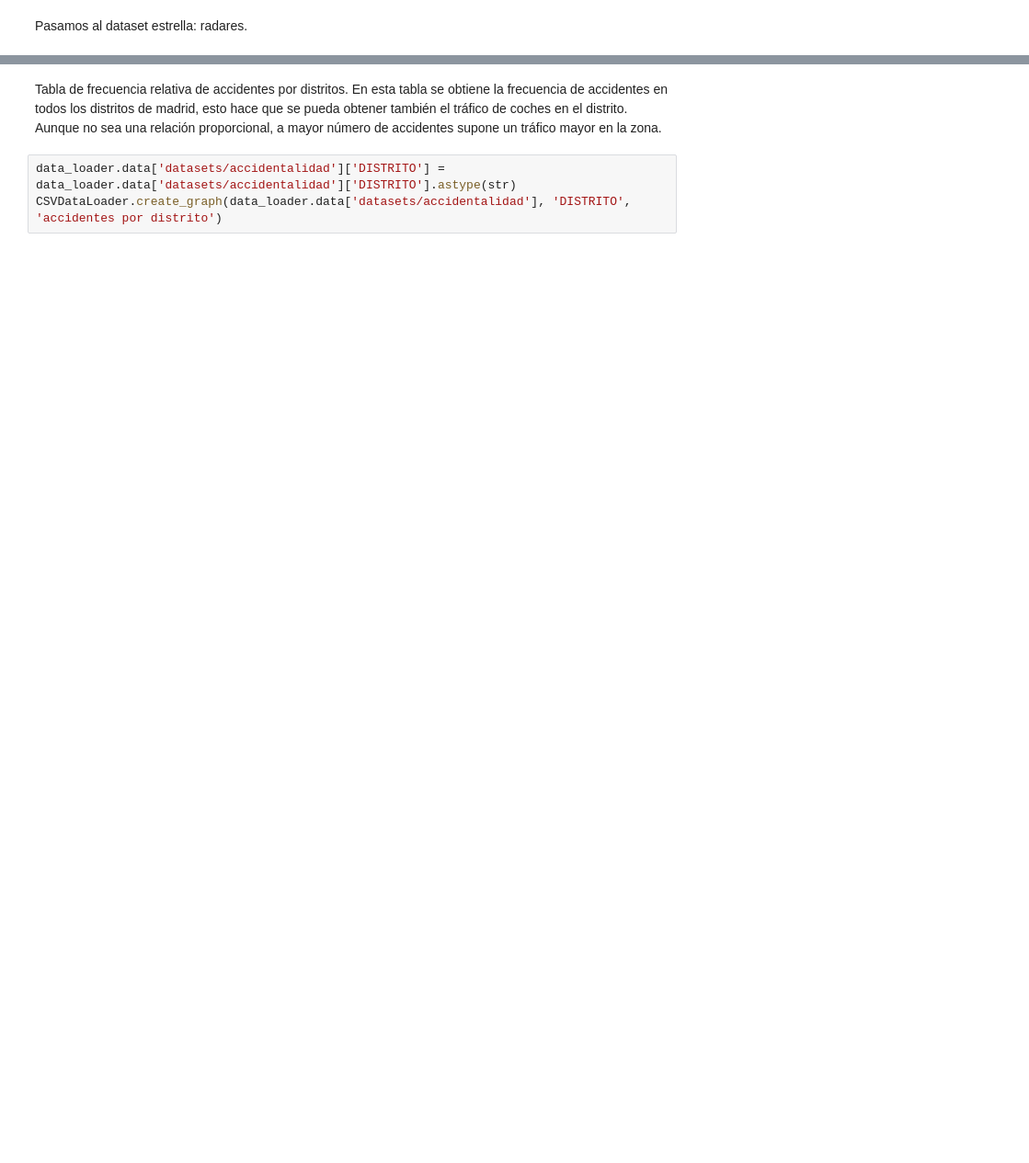
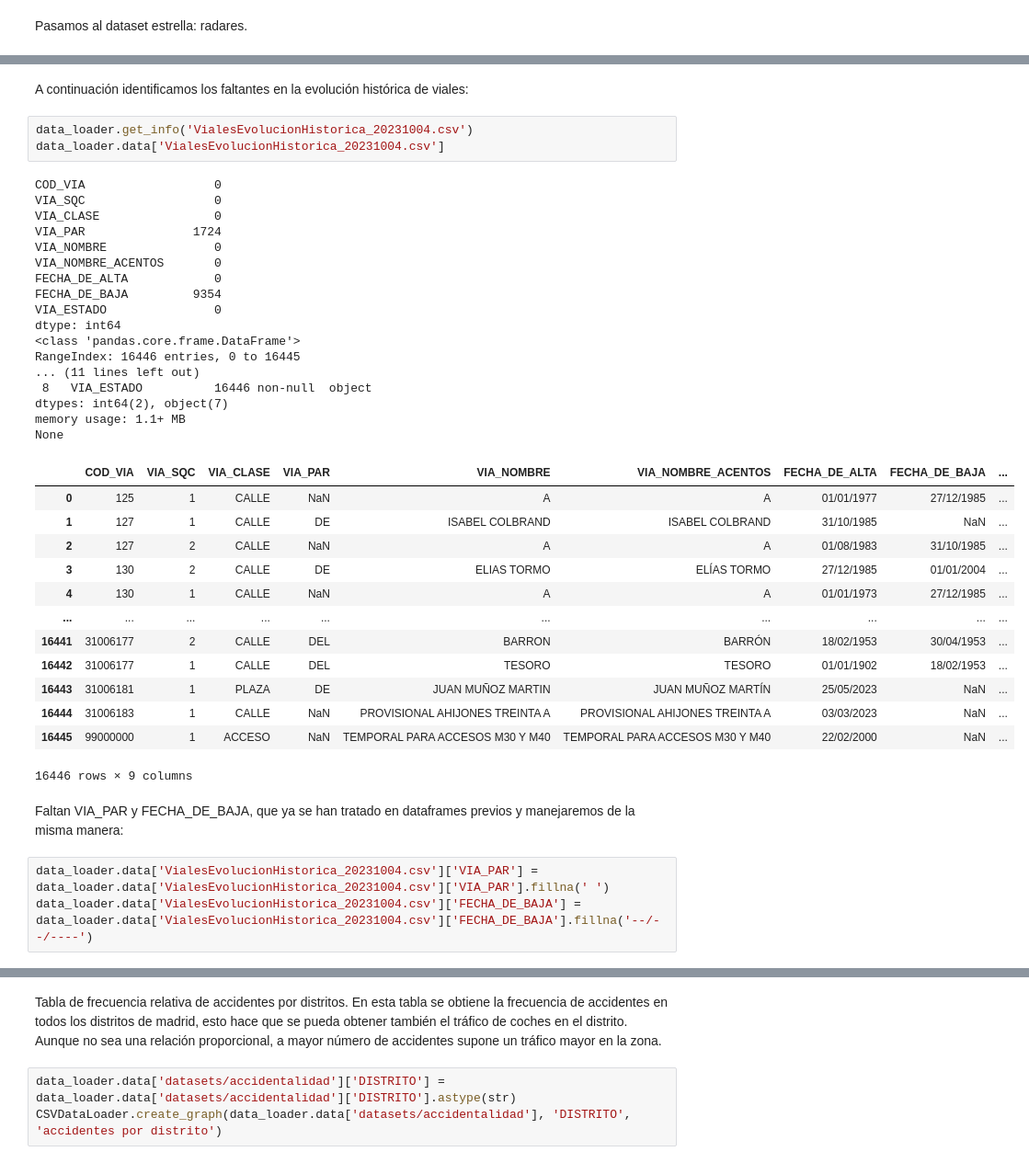
Before and after one commit to paula-gomezlucas/POD, a Jupyter notebook: CuadernoV1.ipynb, the cells around one changed output, grey strips where cells are left out. Shown at 92% size. Saved outputs shown, nothing was run; the diff lists cells and outputs as text; blank space fills up the shorter version.

```diff
--- a/CuadernoV1.ipynb
+++ b/CuadernoV1.ipynb
@@ -418,0 +544,41 @@ data_loader.data['RADARES_FIJOS_vDTT.csv']
+# %% [markdown]
+A continuación identificamos los faltantes en la evolución histórica de viales:
+# %%
+data_loader.get_info('VialesEvolucionHistorica_20231004.csv')
+data_loader.data['VialesEvolucionHistorica_20231004.csv']
+# %% [output]
+COD_VIA                  0
+VIA_SQC                  0
+VIA_CLASE                0
+VIA_PAR               1724
+VIA_NOMBRE               0
+VIA_NOMBRE_ACENTOS       0
+FECHA_DE_ALTA            0
+FECHA_DE_BAJA         9354
+VIA_ESTADO               0
+dtype: int64
+<class 'pandas.core.frame.DataFrame'>
+RangeIndex: 16446 entries, 0 to 16445
+... (11 lines left out)
+ 8   VIA_ESTADO          16446 non-null  object
+dtypes: int64(2), object(7)
+memory usage: 1.1+ MB
+None
+|  | COD_VIA | VIA_SQC | VIA_CLASE | VIA_PAR | VIA_NOMBRE | VIA_NOMBRE_ACENTOS | FECHA_DE_ALTA | FECHA_DE_BAJA | ... |
+| 0 | 125 | 1 | CALLE | NaN | A | A | 01/01/1977 | 27/12/1985 | ... |
+| 1 | 127 | 1 | CALLE | DE | ISABEL COLBRAND | ISABEL COLBRAND | 31/10/1985 | NaN | ... |
+| 2 | 127 | 2 | CALLE | NaN | A | A | 01/08/1983 | 31/10/1985 | ... |
+| 3 | 130 | 2 | CALLE | DE | ELIAS TORMO | ELÍAS TORMO | 27/12/1985 | 01/01/2004 | ... |
+| 4 | 130 | 1 | CALLE | NaN | A | A | 01/01/1973 | 27/12/1985 | ... |
+| ... | ... | ... | ... | ... | ... | ... | ... | ... | ... |
+| 16441 | 31006177 | 2 | CALLE | DEL | BARRON | BARRÓN | 18/02/1953 | 30/04/1953 | ... |
+| 16442 | 31006177 | 1 | CALLE | DEL | TESORO | TESORO | 01/01/1902 | 18/02/1953 | ... |
+| 16443 | 31006181 | 1 | PLAZA | DE | JUAN MUÑOZ MARTIN | JUAN MUÑOZ MARTÍN | 25/05/2023 | NaN | ... |
+| 16444 | 31006183 | 1 | CALLE | NaN | PROVISIONAL AHIJONES TREINTA A | PROVISIONAL AHIJONES TREINTA A | 03/03/2023 | NaN | ... |
+| 16445 | 99000000 | 1 | ACCESO | NaN | TEMPORAL PARA ACCESOS M30 Y M40 | TEMPORAL PARA ACCESOS M30 Y M40 | 22/02/2000 | NaN | ... |
+16446 rows × 9 columns
+# %% [markdown]
+Faltan VIA_PAR y FECHA_DE_BAJA, que ya se han tratado en dataframes previos y manejaremos de la misma manera:
+# %%
+data_loader.data['VialesEvolucionHistorica_20231004.csv']['VIA_PAR'] = data_loader.data['VialesEvolucionHistorica_20231004.csv']['VIA_PAR'].fillna(' ')
+data_loader.data['VialesEvolucionHistorica_20231004.csv']['FECHA_DE_BAJA'] = data_loader.data['VialesEvolucionHistorica_20231004.csv']['FECHA_DE_BAJA'].fillna('--/--/----')
```
Also changed, not shown: parts of 25 cells of this notebook.
